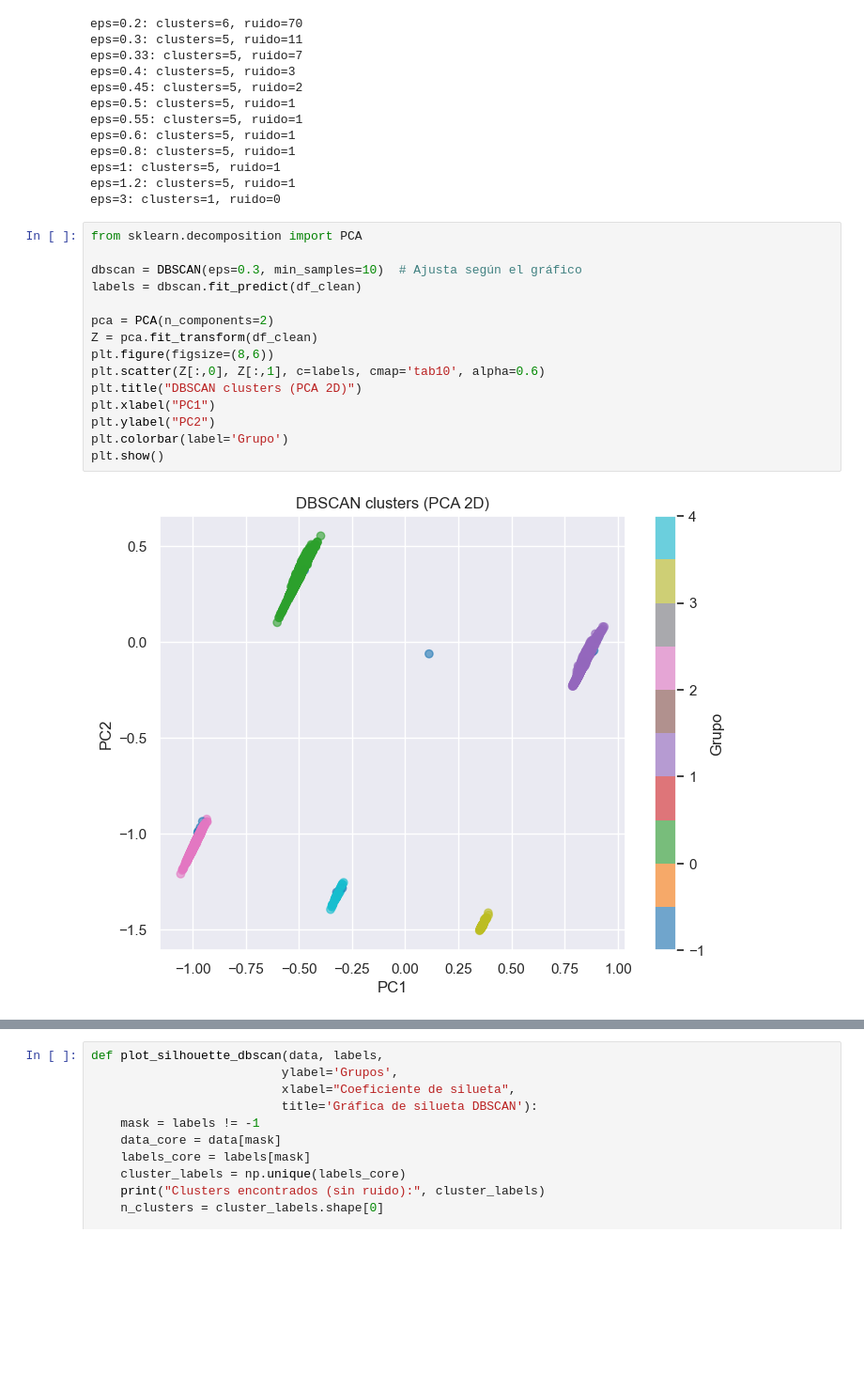
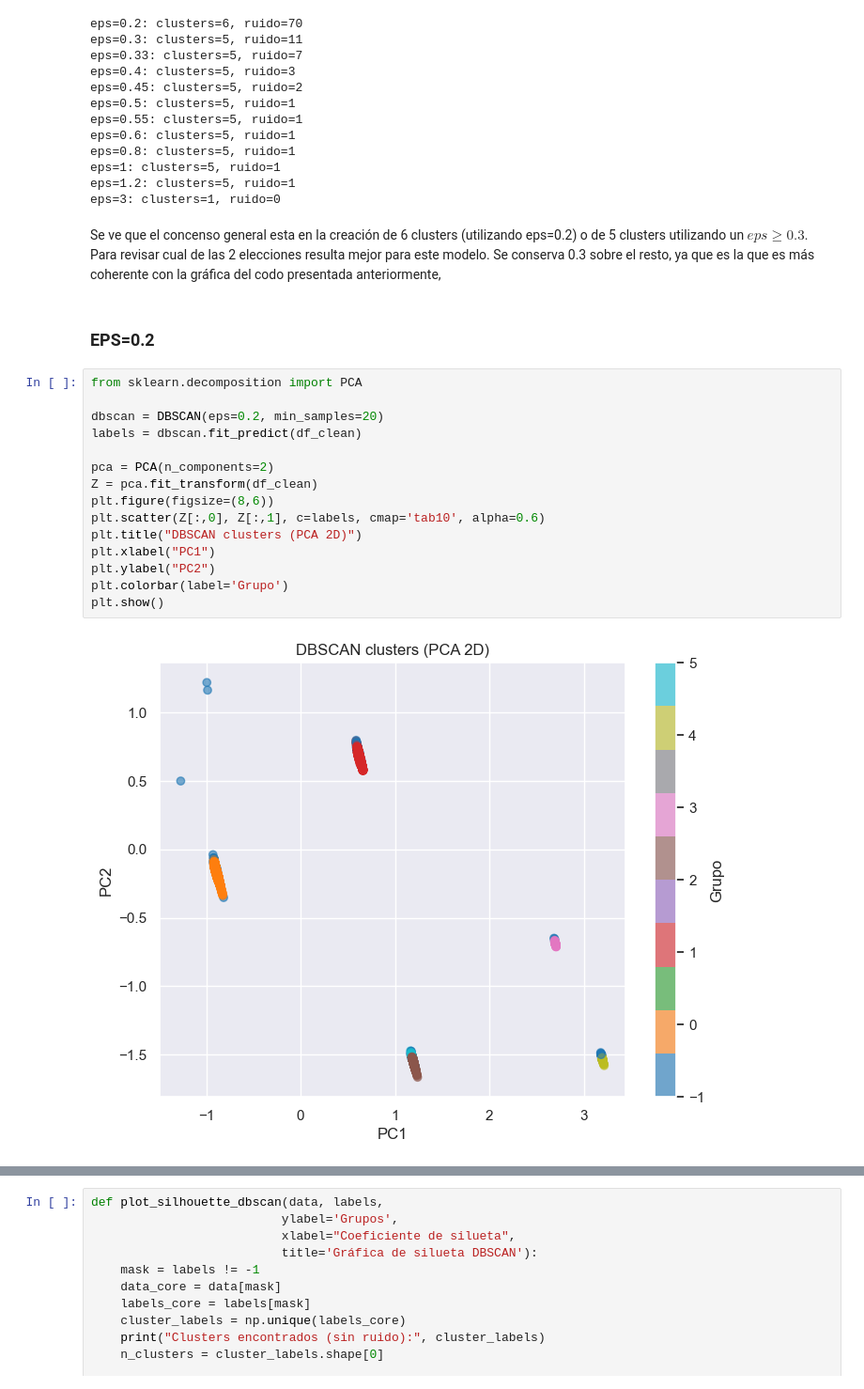
Before and after one commit to BILabsAndProjects/Lab2-Senecafe, a Jupyter notebook: Laboratorio2 maam.ipynb, the cells around one changed output, grey strips where cells are left out. Shown at 94% size. Drawn from its saved outputs; the diff is of its cells as text; blank space fills up the shorter version.

Commit message:
DBSCAN en main con analisis básico

```diff
--- a/Laboratorio2 maam.ipynb
+++ b/Laboratorio2 maam.ipynb
@@ -776,20 +782,24 @@ eps=0.8: clusters=5, ruido=1
 eps=1: clusters=5, ruido=1
 eps=1.2: clusters=5, ruido=1
 eps=3: clusters=1, ruido=0
+# %% [markdown]
+Se ve que el concenso general esta en la creación de 6 clusters (utilizando eps=0.2) o de 5 clusters utilizando un $eps\geq 0.3$. Para revisar cual de las 2 elecciones resulta mejor para este modelo. Se conserva 0.3 sobre el resto, ya que es la que es más coherente con la gráfica del codo presentada anteriormente,
+# %% [markdown]
+### EPS=0.2
 # %%
 from sklearn.decomposition import PCA
 
-dbscan = DBSCAN(eps=0.3, min_samples=10)  # Ajusta según el gráfico
+dbscan = DBSCAN(eps=0.2, min_samples=20)
 labels = dbscan.fit_predict(df_clean)
 
 pca = PCA(n_components=2)
 Z = pca.fit_transform(df_clean)
 plt.figure(figsize=(8,6))
 plt.scatter(Z[:,0], Z[:,1], c=labels, cmap='tab10', alpha=0.6)
 plt.title("DBSCAN clusters (PCA 2D)")
 plt.xlabel("PC1")
 plt.ylabel("PC2")
 plt.colorbar(label='Grupo')
 plt.show()
 # %% [output]
-[figure, old version]
+[figure, new version]
```
Also changed, not shown: parts of 15 cells of this notebook, 1 other file.
